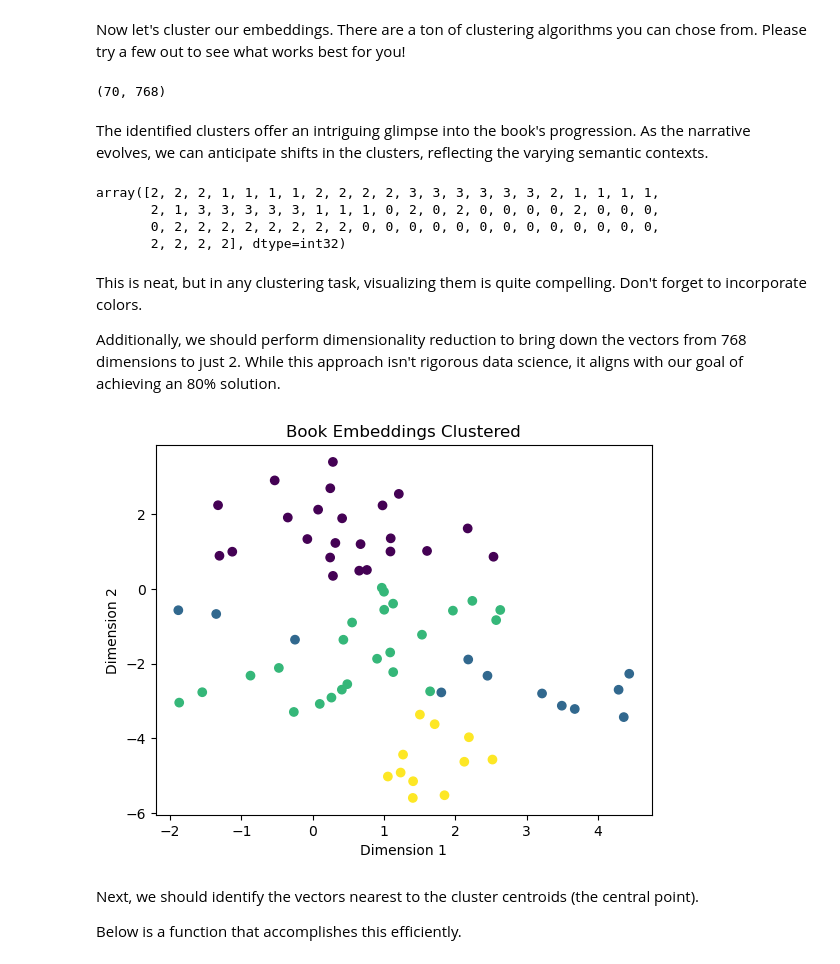
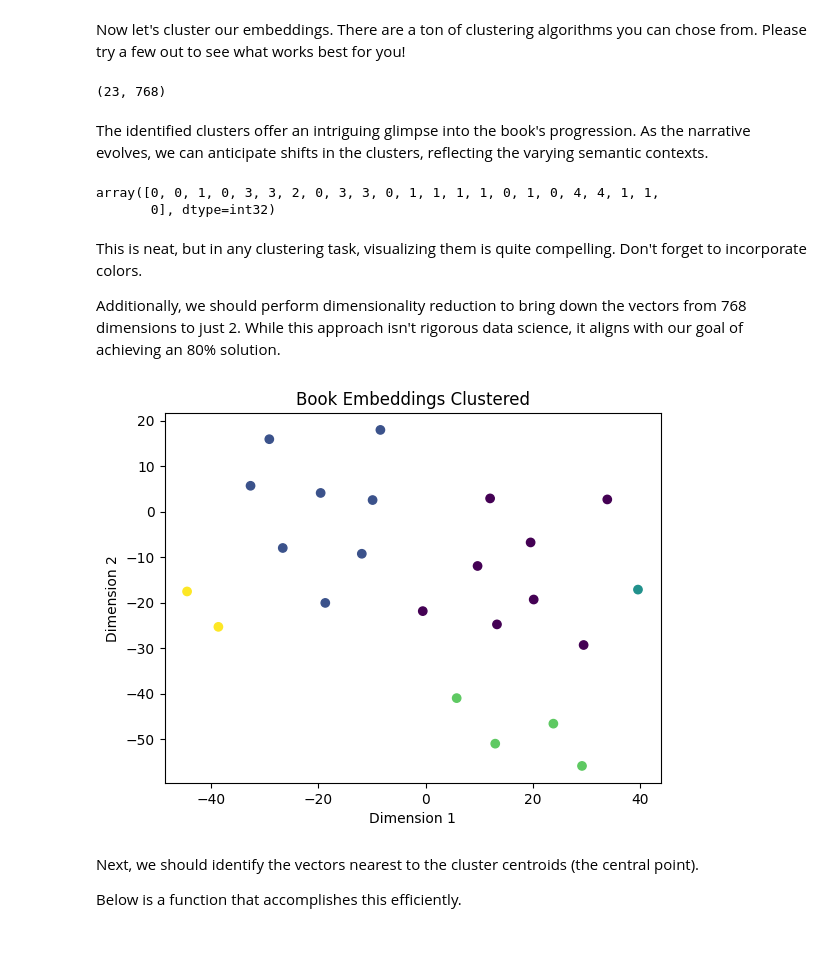
Before and after one commit to konko-ai/examples, a Jupyter notebook: learn/Summarization.ipynb, the cells around one changed output. Saved outputs shown, nothing was run; the diff lists cells and outputs as text; code cells hidden in the pictures.

```diff
--- a/learn/Summarization.ipynb
+++ b/learn/Summarization.ipynb
@@ -482,7 +503,7 @@ We will be distilling expansive documents like "The Economic Potential of Genera
 from langchain.document_loaders import PyPDFLoader
 
 # Load the book
-loader = PyPDFLoader("data/the-economic-potential-of-generative-ai-the-next-productivity-frontier-vf.pdf")
+loader = PyPDFLoader("../data/the-economic-potential-of-generative-ai-the-next-productivity-frontier-vf.pdf")
 pages = loader.load()
 
 # Combine the pages, and replace the tabs with spaces
@@ -531,7 +550,7 @@ os.environ["TOKENIZERS_PARALLELISM"] = "false"
 import numpy as np
 from sklearn.cluster import KMeans
 # %%
-text_splitter = RecursiveCharacterTextSplitter(separators=["\n\n", "\n", "\t"], chunk_size=2500, chunk_overlap=100)
+text_splitter = RecursiveCharacterTextSplitter(separators=["\n\n", "\n", "\t"], chunk_size=8000, chunk_overlap=800)
 
 docs = text_splitter.create_documents([text])
 # %%
@@ -553,23 +572,21 @@ Now let's cluster our embeddings. There are a ton of clustering algorithms you c
 
 # Choose the number of clusters, this can be adjusted based on the book's content.
 # I played around and found ~4 was the best.
-num_clusters = 4
+num_clusters = 5
 
 # Perform K-means clustering
 vectors_array = np.array(vectors)
 print(vectors_array.shape)
 kmeans = KMeans(n_clusters=num_clusters, random_state=42).fit(vectors_array)
 # %% [output]
-(70, 768)
+(23, 768)
 # %% [markdown]
 The identified clusters offer an intriguing glimpse into the book's progression. As the narrative evolves, we can anticipate shifts in the clusters, reflecting the varying semantic contexts.
 # %%
 kmeans.labels_
 # %% [output]
-array([2, 2, 2, 1, 1, 1, 1, 2, 2, 2, 2, 3, 3, 3, 3, 3, 3, 2, 1, 1, 1, 1,
-       2, 1, 3, 3, 3, 3, 3, 1, 1, 1, 0, 2, 0, 2, 0, 0, 0, 0, 2, 0, 0, 0,
-       0, 2, 2, 2, 2, 2, 2, 2, 2, 0, 0, 0, 0, 0, 0, 0, 0, 0, 0, 0, 0, 0,
-       2, 2, 2, 2], dtype=int32)
+array([0, 0, 1, 0, 3, 3, 2, 0, 3, 3, 0, 1, 1, 1, 1, 0, 1, 0, 4, 4, 1, 1,
+       0], dtype=int32)
 # %% [markdown]
 This is neat, but in any clustering task, visualizing them is quite compelling. Don't forget to incorporate colors.
 
@@ -577,28 +594,28 @@ Additionally, we should perform dimensionality reduction to bring down the vecto
 # %%
 from sklearn.manifold import TSNE
 import matplotlib.pyplot as plt
 
 
 import warnings
 from warnings import simplefilter
 import numpy as np
 
 
 simplefilter(action='ignore', category=FutureWarning)
 
 # Perform t-SNE and reduce to 2 dimensions
-tsne = TSNE(n_components=2, random_state=42)
+tsne = TSNE(n_components=2, random_state=42, perplexity=10)
 vectors = np.array(vectors)
 reduced_data_tsne = tsne.fit_transform(vectors)
 
 # Plot the reduced data
 plt.scatter(reduced_data_tsne[:, 0], reduced_data_tsne[:, 1], c=kmeans.labels_)
 plt.xlabel('Dimension 1')
 plt.ylabel('Dimension 2')
 plt.title('Book Embeddings Clustered')
 plt.show()
 # %% [output]
-[figure, old version]
+[figure, new version]
 # %% [markdown]
 Next, we should identify the vectors nearest to the cluster centroids (the central point).
 
```
Also changed, not shown: parts of 38 cells of this notebook, 5 other files.
